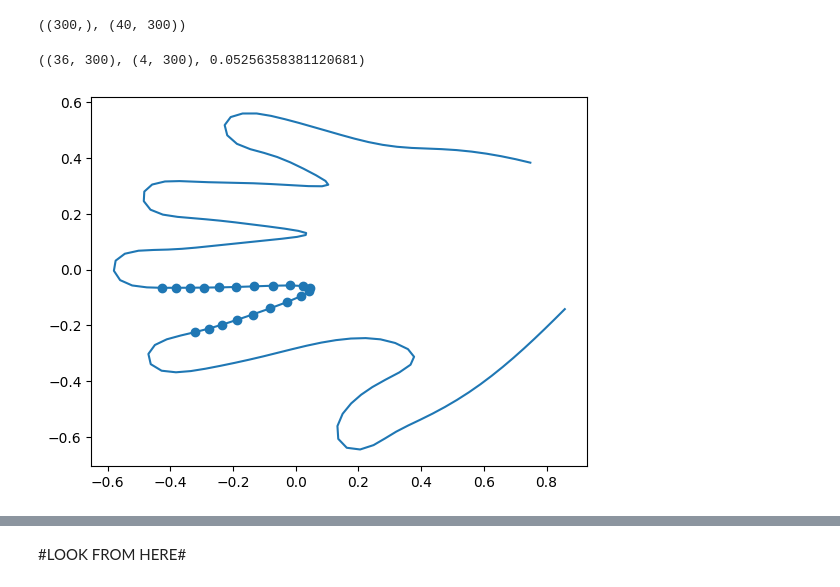
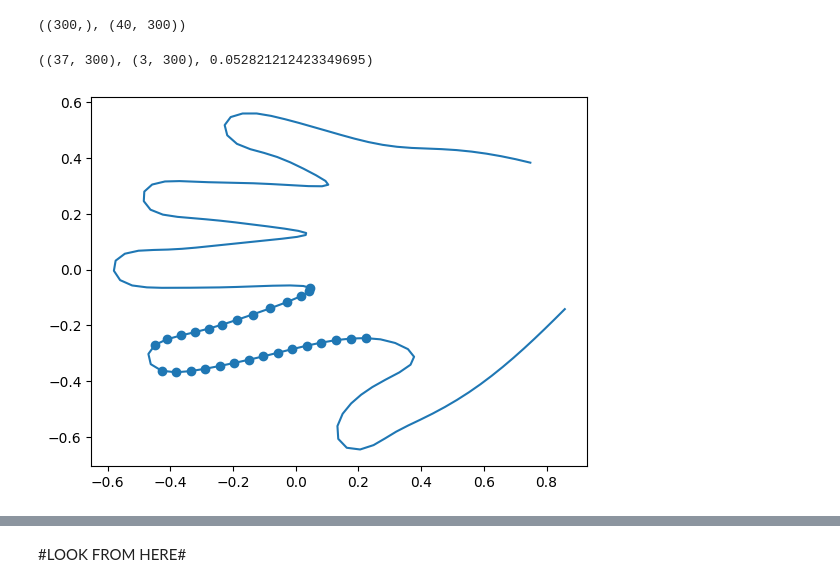
Before and after one commit to Salahidine2002/Statistical_shape_modeling, a Jupyter notebook: Statistical Analysis/Hands_reconstruction/Gaussian_process_hands.ipynb, the cells around one changed output, grey strips where cells are left out. Cells and saved outputs as stored; diff of their text form; code cells hidden in the pictures.

```diff
--- a/Statistical Analysis/Hands_reconstruction/Gaussian_process_hands.ipynb
+++ b/Statistical Analysis/Hands_reconstruction/Gaussian_process_hands.ipynb
@@ -160,9 +142,9 @@ mean_hand.shape, normalized_hands.shape
 # %% [output]
 ((300,), (40, 300))
 # %%
-Train_data, Test_data = normalized_hands[:-4, :], normalized_hands[-4:, :]
+Train_data, Test_data = normalized_hands[:-3, :], normalized_hands[-3:, :]
 Train_data.shape, Test_data.shape, np.std(Train_data)
 # %% [output]
-((36, 300), (4, 300), 0.05256358381120681)
+((37, 300), (3, 300), 0.052821212423349695)
 # %%
 def cov_function(Points, l, n):
@@ -185,11 +167,11 @@ for i in range(Reduced_cov.shape[0]):
     for j in range(Reduced_cov.shape[0]) :
         Cov_matrix[2*i:2*i+2, 2*j:2*j+2] = Reduced_cov[i, j]*np.eye(2)
 # %%
-Missing_Region = list(range(53, 73))
+Missing_Region = list(range(33, 48))+list(range(50, 63))
 
 plot_hand([Mean_shape], Missing_Region)
 # %% [output]
-[figure, old version]
+[figure, new version]
 # %%
 Indexes = np.ones(mean_hand.shape)
 for i in range(len(Missing_Region)) :
```
Also changed, not shown: parts of 11 cells of this notebook, 3 other files.
